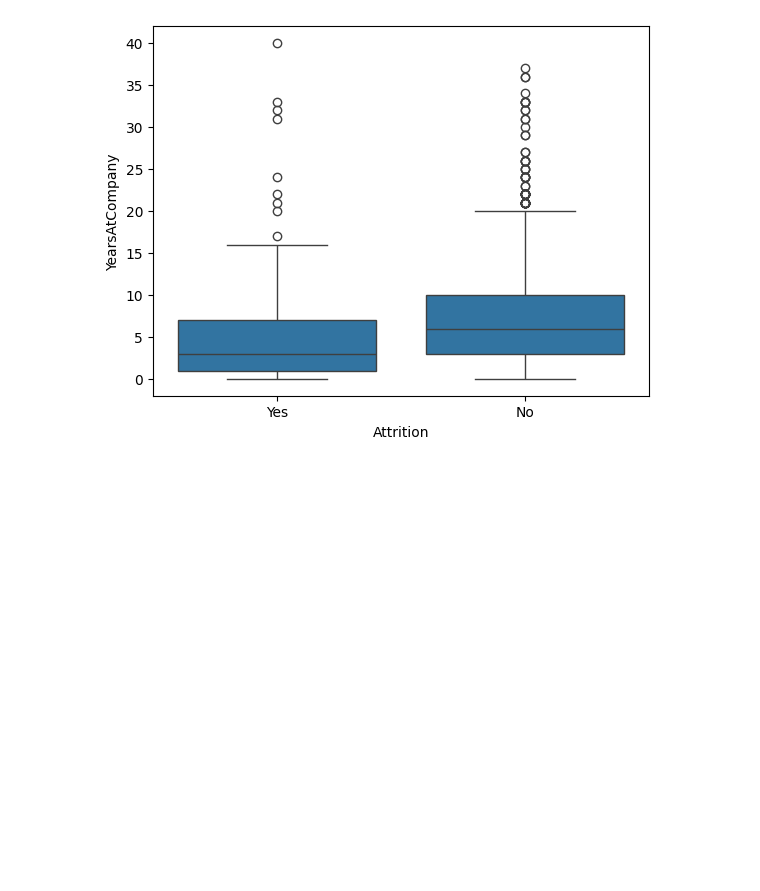
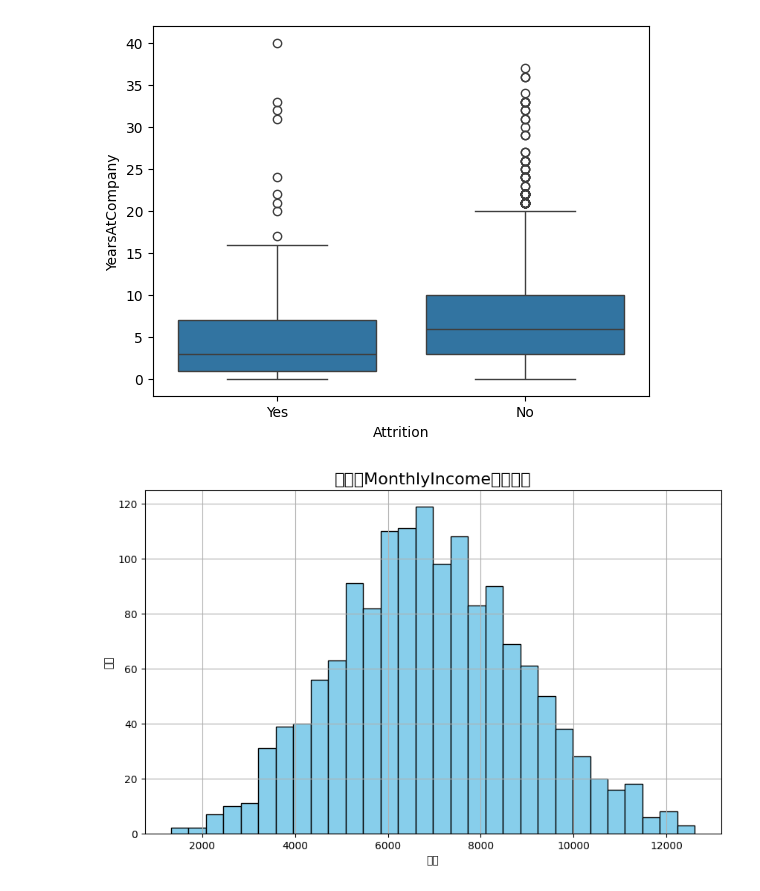
Before and after one commit to zaku2590/classGCI, a Jupyter notebook: FinalAssignment.ipynb, the cells around one changed output. Saved outputs shown, nothing was run; the diff lists cells and outputs as text; code cells hidden in the pictures; blank space fills up the shorter version.

```diff
--- a/FinalAssignment.ipynb
+++ b/FinalAssignment.ipynb
@@ -81,3 +81,13 @@ sns.boxplot(x='Attrition', y='YearsAtCompany', data=df)
 # %% [output]
 <Axes: xlabel='Attrition', ylabel='YearsAtCompany'>
 [figure]
+# %%
+plt.figure(figsize=(10, 6))
+plt.hist(df["MonthlyIncome"], bins=30, color="skyblue", edgecolor="black")
+plt.title("月収（MonthlyIncome）の分布", fontsize=16)
+plt.xlabel("月収")
+plt.ylabel("人数")
+plt.grid(True)
+plt.show()
+# %% [output]
+[figure, added]
```
Also changed, not shown: parts of 5 cells of this notebook.
